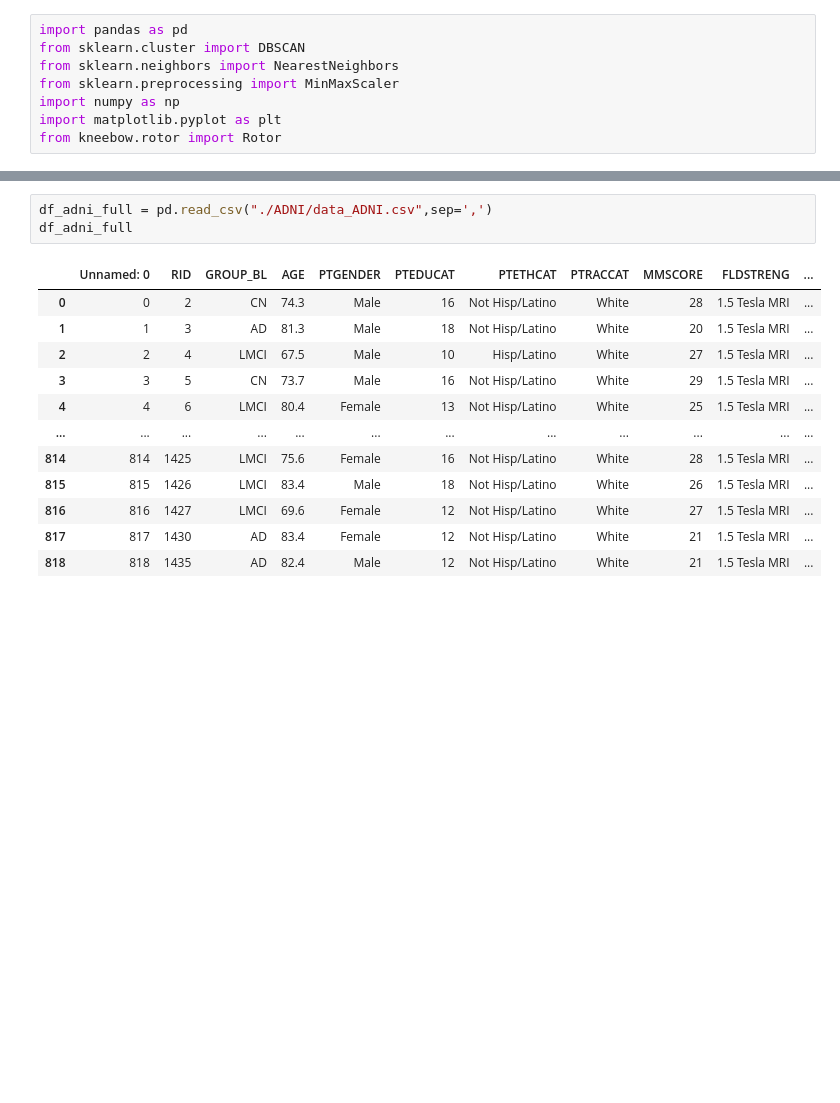
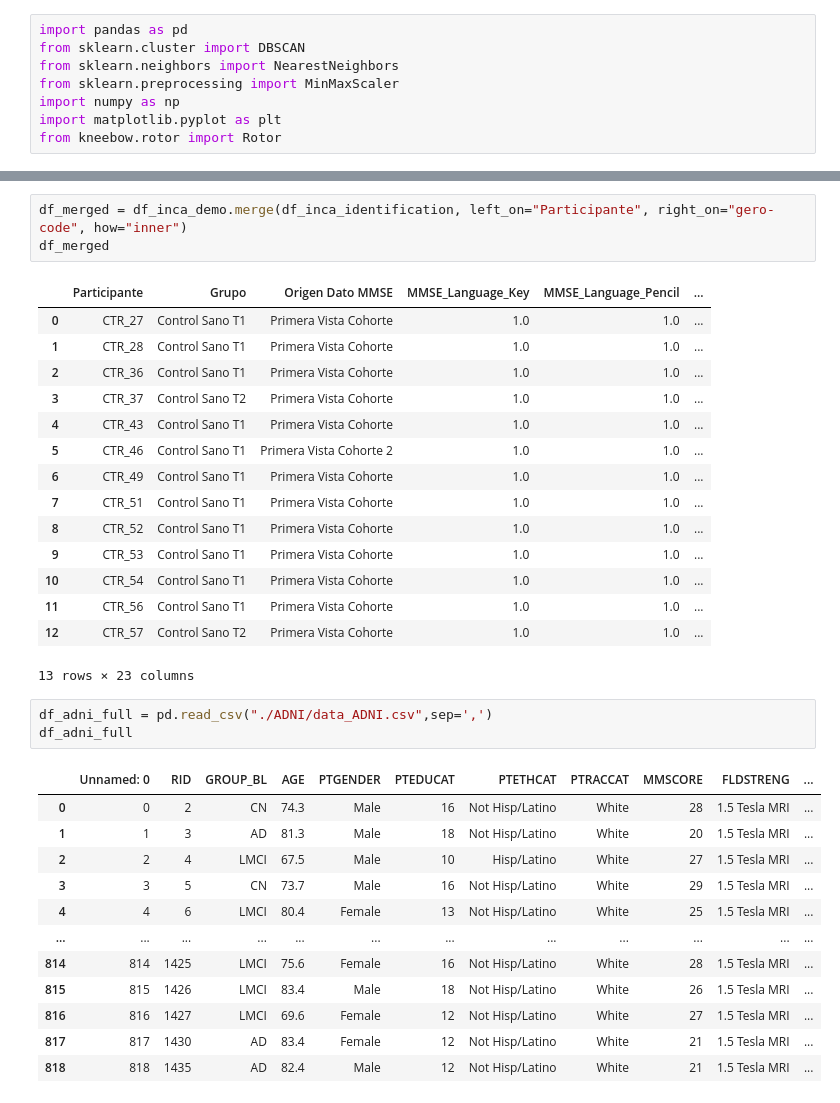
Before and after one commit to Palmitas/proyect-rec-patrones, a Jupyter notebook: cod-proyecto-analisis.ipynb, the cells around one changed output, grey strips where cells are left out. Drawn from its saved outputs; the diff is of its cells as text; blank space fills up the shorter version.

```diff
--- a/cod-proyecto-analisis.ipynb
+++ b/cod-proyecto-analisis.ipynb
@@ -9,3 +52,22 @@ from kneebow.rotor import Rotor
+# %%
+df_merged = df_inca_demo.merge(df_inca_identification, left_on="Participante", right_on="gero-code", how="inner")
+df_merged
+# %% [output]
+|  | Participante | Grupo | Origen Dato MMSE | MMSE_Language_Key | MMSE_Language_Pencil | ... |
+| 0 | CTR_27 | Control Sano T1 | Primera Vista Cohorte | 1.0 | 1.0 | ... |
+| 1 | CTR_28 | Control Sano T1 | Primera Vista Cohorte | 1.0 | 1.0 | ... |
+| 2 | CTR_36 | Control Sano T1 | Primera Vista Cohorte | 1.0 | 1.0 | ... |
+| 3 | CTR_37 | Control Sano T2 | Primera Vista Cohorte | 1.0 | 1.0 | ... |
+| 4 | CTR_43 | Control Sano T1 | Primera Vista Cohorte | 1.0 | 1.0 | ... |
+| 5 | CTR_46 | Control Sano T1 | Primera Vista Cohorte 2 | 1.0 | 1.0 | ... |
+| 6 | CTR_49 | Control Sano T1 | Primera Vista Cohorte | 1.0 | 1.0 | ... |
+| 7 | CTR_51 | Control Sano T1 | Primera Vista Cohorte | 1.0 | 1.0 | ... |
+| 8 | CTR_52 | Control Sano T1 | Primera Vista Cohorte | 1.0 | 1.0 | ... |
+| 9 | CTR_53 | Control Sano T1 | Primera Vista Cohorte | 1.0 | 1.0 | ... |
+| 10 | CTR_54 | Control Sano T1 | Primera Vista Cohorte | 1.0 | 1.0 | ... |
+| 11 | CTR_56 | Control Sano T1 | Primera Vista Cohorte | 1.0 | 1.0 | ... |
+| 12 | CTR_57 | Control Sano T2 | Primera Vista Cohorte | 1.0 | 1.0 | ... |
+13 rows × 23 columns
 # %%
 df_adni_full = pd.read_csv("./ADNI/data_ADNI.csv",sep=',')
 df_adni_full
```
Also changed, not shown: parts of 5 cells of this notebook.
